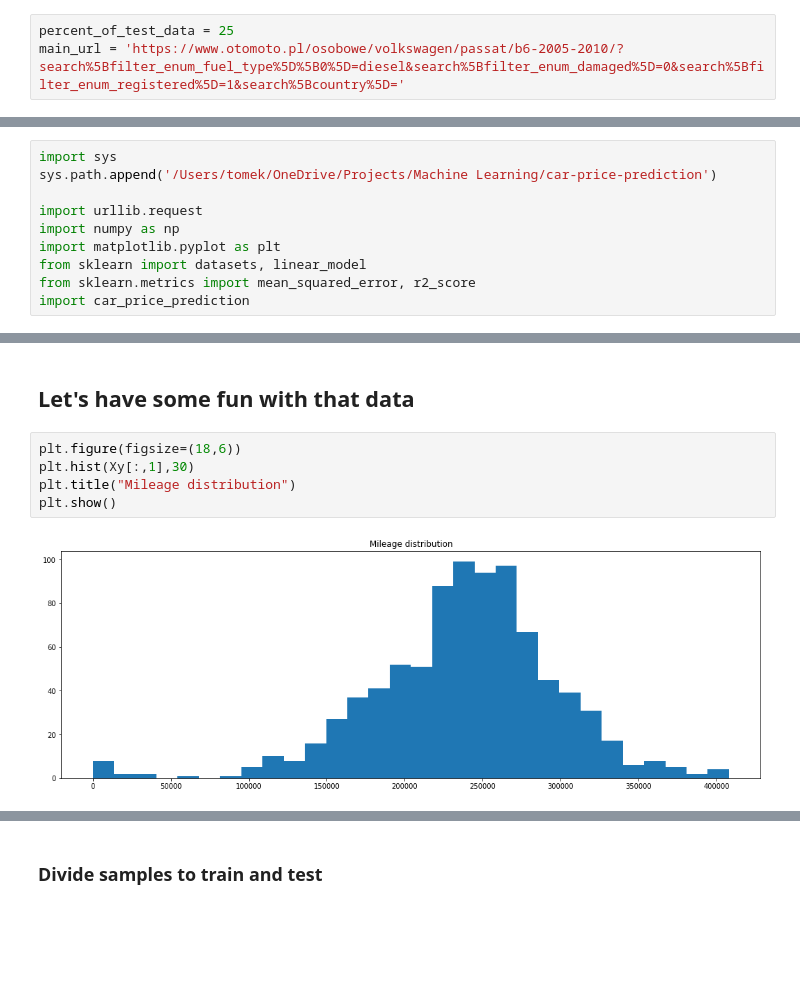
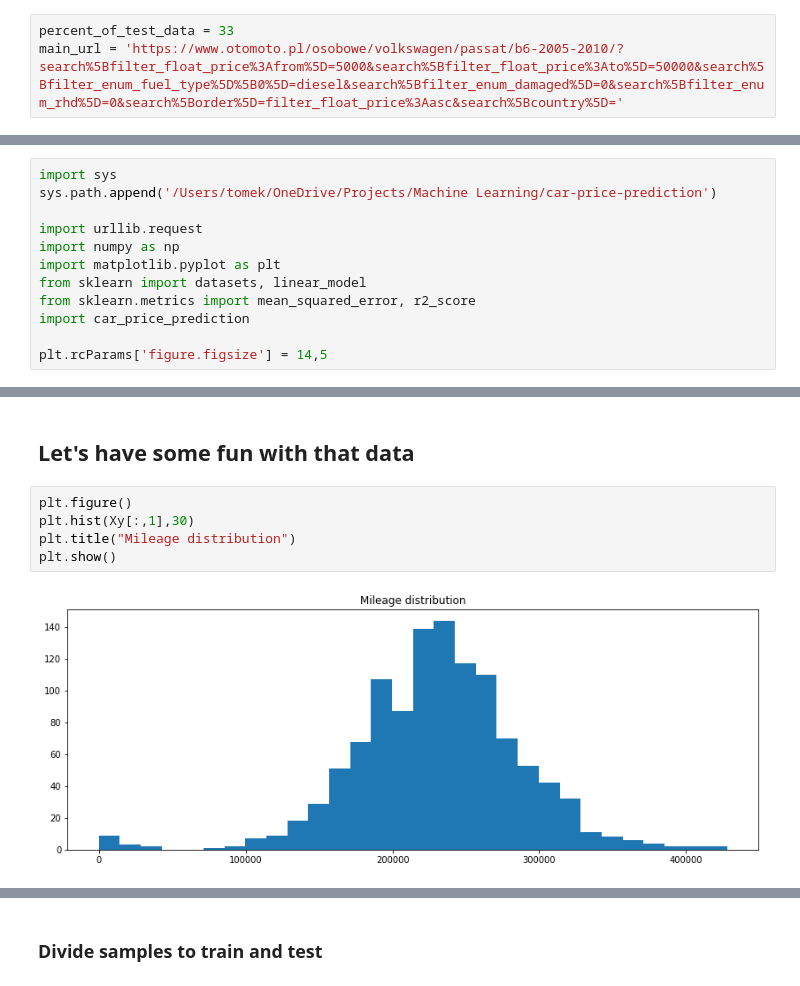
Before and after one commit to Akpadhy/car-price-prediction, a Jupyter notebook: passat_b6_tdi_price_prediction.ipynb, the cells around one changed output, grey strips where cells are left out. Cells and saved outputs as stored; diff of their text form; blank space fills up the shorter version.

```diff
--- a/passat_b6_tdi_price_prediction.ipynb
+++ b/passat_b6_tdi_price_prediction.ipynb
@@ -4,8 +3,8 @@
 # %% [markdown]
 ### Settings
 # %%
-percent_of_test_data = 25
-main_url = 'https://www.otomoto.pl/osobowe/volkswagen/passat/b6-2005-2010/?search%5Bfilter_enum_fuel_type%5D%5B0%5D=diesel&search%5Bfilter_enum_damaged%5D=0&search%5Bfilter_enum_registered%5D=1&search%5Bcountry%5D='
+percent_of_test_data = 33
+main_url = 'https://www.otomoto.pl/osobowe/volkswagen/passat/b6-2005-2010/?search%5Bfilter_float_price%3Afrom%5D=5000&search%5Bfilter_float_price%3Ato%5D=50000&search%5Bfilter_enum_fuel_type%5D%5B0%5D=diesel&search%5Bfilter_enum_damaged%5D=0&search%5Bfilter_enum_rhd%5D=0&search%5Border%5D=filter_float_price%3Aasc&search%5Bcountry%5D='
 # %% [markdown]
 ### Prepare environment
 # %%
@@ -18,6 +17,8 @@ import matplotlib.pyplot as plt
 from sklearn import datasets, linear_model
 from sklearn.metrics import mean_squared_error, r2_score
 import car_price_prediction
+
+plt.rcParams['figure.figsize'] = 14,5
 # %% [markdown]
 ### Count pages with offers
 # %%
@@ -56,10 +57,10 @@ Last 10 samples:
 # %% [markdown]
 ## Let's have some fun with that data
 # %%
-plt.figure(figsize=(18,6))
+plt.figure()
 plt.hist(Xy[:,1],30)
 plt.title("Mileage distribution")
 plt.show()
 # %% [output]
-[figure, old version]
+[figure, new version]
 # %%
```
Also changed, not shown: parts of 15 cells of this notebook, 2 other files.
